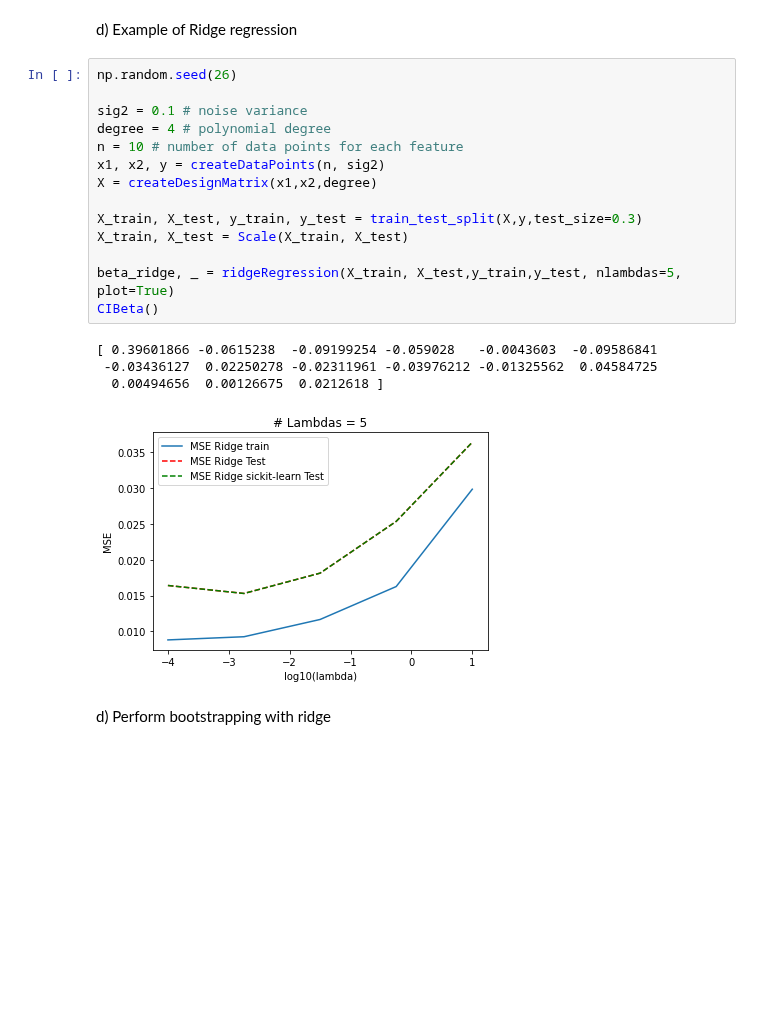
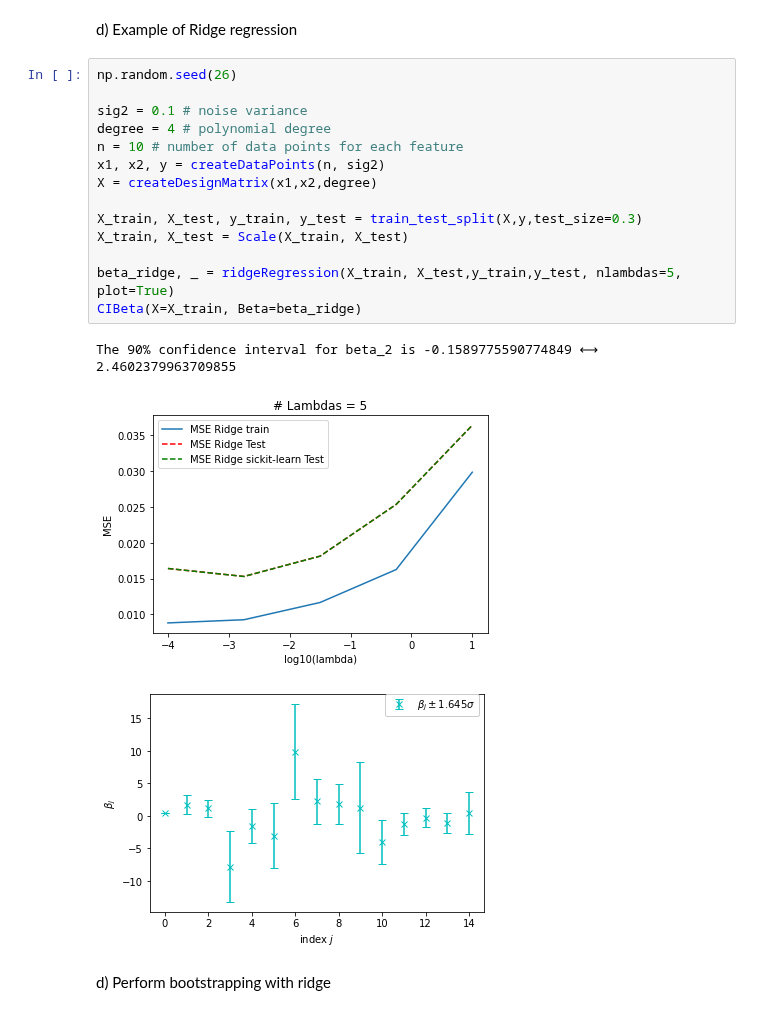
Before and after one commit to espentn/FYS-STK3155, a Jupyter notebook: FYS-STK3155.ipynb, the cells around one changed output. Saved outputs shown, nothing was run; the diff lists cells and outputs as text; blank space fills up the shorter version.

```diff
--- a/FYS-STK3155.ipynb
+++ b/FYS-STK3155.ipynb
@@ -548,22 +562,21 @@ d) Example of Ridge regression
 # %%
 np.random.seed(26)
 
 sig2 = 0.1 # noise variance
 degree = 4 # polynomial degree
 n = 10 # number of data points for each feature
 x1, x2, y = createDataPoints(n, sig2)
 X = createDesignMatrix(x1,x2,degree)
 
 X_train, X_test, y_train, y_test = train_test_split(X,y,test_size=0.3)
 X_train, X_test = Scale(X_train, X_test)
 
 beta_ridge, _ = ridgeRegression(X_train, X_test,y_train,y_test, nlambdas=5, plot=True)
-CIBeta()
+CIBeta(X=X_train, Beta=beta_ridge)
 # %% [output]
-[ 0.39601866 -0.0615238  -0.09199254 -0.059028   -0.0043603  -0.09586841
- -0.03436127  0.02250278 -0.02311961 -0.03976212 -0.01325562  0.04584725
-  0.00494656  0.00126675  0.0212618 ]
+The 90% confidence interval for beta_2 is -0.1589775590774849 ⟷ 2.4602379963709855
 [figure]
+[figure, added]
 # %% [markdown]
 d) Perform bootstrapping with ridge
 # %%
```
Also changed, not shown: parts of 4 cells of this notebook.
